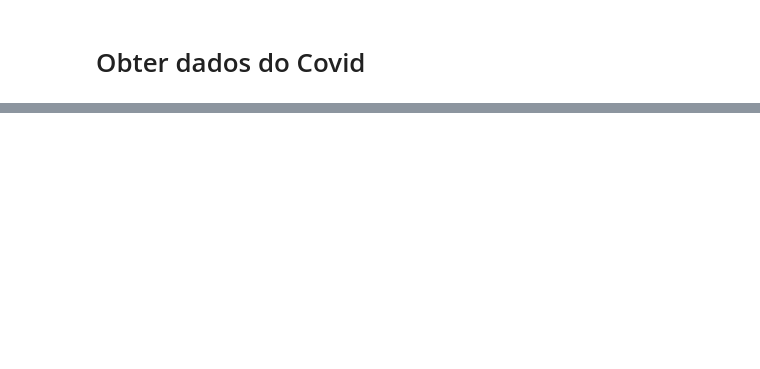
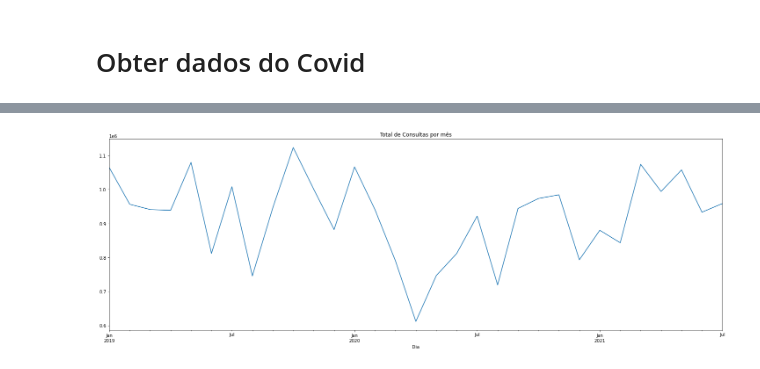
Before and after one commit to zevarela/dssg, a Jupyter notebook: Tutorial_DSSG_2021-06.ipynb, the cells around one changed output, grey strips where cells are left out. Drawn from its saved outputs; the diff is of its cells as text; code cells hidden in the pictures; blank space fills up the shorter version.

```diff
--- a/Tutorial_DSSG_2021-06.ipynb
+++ b/Tutorial_DSSG_2021-06.ipynb
@@ -296,0 +322,4 @@ df_covid.tail()
+# %%
+total_mensal.plot(title="Total de Consultas por mês", figsize=(25,8));
+# %% [output]
+[figure, added]
```
Also changed, not shown: parts of 16 cells of this notebook, 1 other file.
